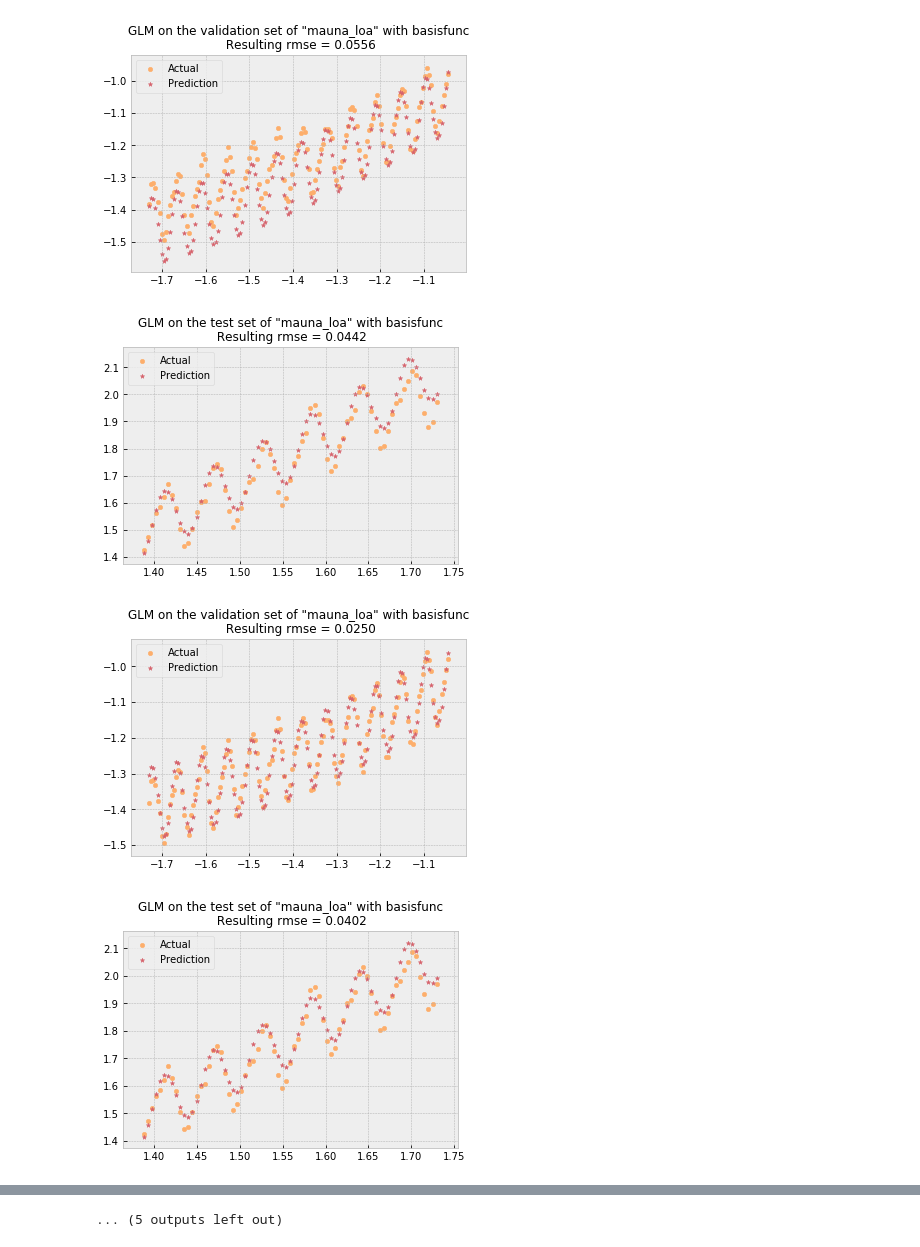
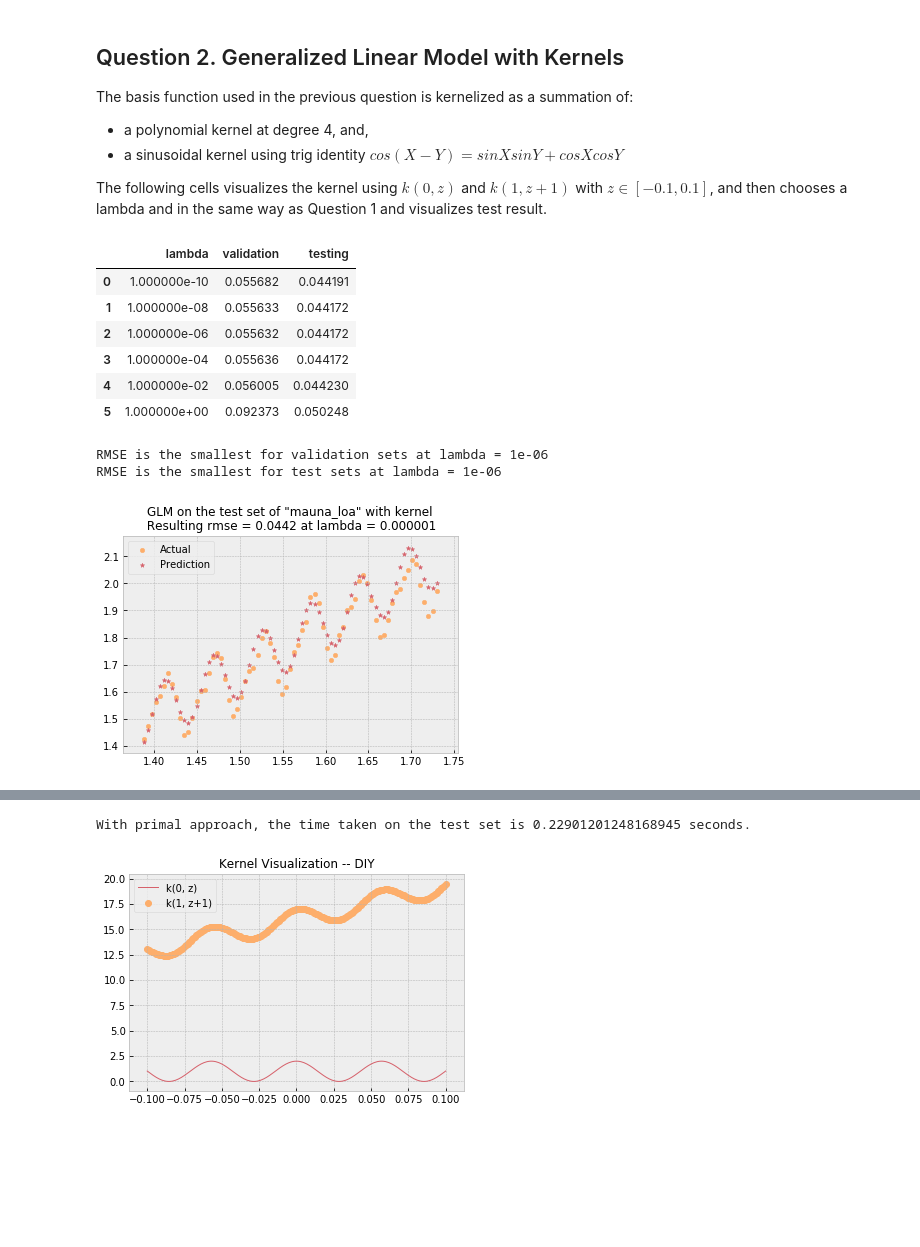
Before and after one commit to Joanna-Zhou/Data-and-ML, a Jupyter notebook: GLM/Assignment2-GLM.ipynb, the cells around one changed output, grey strips where cells are left out. Saved outputs shown, nothing was run; the diff lists cells and outputs as text; code cells hidden in the pictures; blank space fills up the shorter version.

```diff
--- a/GLM/Assignment2-GLM.ipynb
+++ b/GLM/Assignment2-GLM.ipynb
@@ -269,18 +418,37 @@ class BasisFunctions:
+# %% [markdown]
+## Question 2. Generalized Linear Model with Kernels
+
+The basis function used in the previous question is kernelized as a summation of:
+- a polynomial kernel at degree 4, and,
+- a sinusoidal kernel using trig identity $cos(X-Y) = sinXsinY + cosXcosY$
+
+The following cells visualizes the kernel using $k(0, z)$ and $k(1, z+1)$ with $z \in [-0.1, 0.1]$, and then chooses a lambda and in the same way as Question 1 and visualizes test result.
 # %%
-######### Q1 #########
-glm = GLM('mauna_loa')
-_LAMB = [0.01, 0.1, 1, 2, 4, 8, 16, 32]
+_LAMB = [1e-10, 1e-8, 1e-6, 1e-4, 1e-2, 1]
 RMSE, RMSEval = [], []
 for lamb in _LAMB:
-    glm.setParameters(method='basisfunc', model='DIY', lamb=1e-6, degree=4)
-    RMSEval.append(glm.runRegression('validation'))
-    RMSE.append(glm.runRegression('test'))
-print('RMSE for validation sets:', RMSEval)
-print('RMSE for test sets:', RMSE)
+    glm = GLM('mauna_loa')
+    glm.setParameters(method='kernel', model='DIY', lamb=lamb, degree=4)
+    RMSEval.append(glm.runRegression('validation', graph = 'off'))
+    RMSE.append(glm.runRegression('test', graph = 'off'))
+df = pd.DataFrame({'lambda': _LAMB, 'validation': RMSEval, 'testing': RMSE})
+display(df)
+with open('Table_Q2.tex','w') as tf:
+    tf.write(df.to_latex())
 print('RMSE is the smallest for validation sets at lambda =', _LAMB[RMSEval.index(min(RMSEval))])
 print('RMSE is the smallest for test sets at lambda =', _LAMB[RMSE.index(min(RMSE))])
+
+glm = GLM('mauna_loa')
+glm.setParameters(method='kernel', model='DIY', lamb=_LAMB[RMSE.index(min(RMSE))], degree=4)
+glm.runRegression('test', graph = 'on')
 # %% [output]
+|  | lambda | validation | testing |
+| 0 | 1.000000e-10 | 0.055682 | 0.044191 |
+| 1 | 1.000000e-08 | 0.055633 | 0.044172 |
+| 2 | 1.000000e-06 | 0.055632 | 0.044172 |
+| 3 | 1.000000e-04 | 0.055636 | 0.044172 |
+| 4 | 1.000000e-02 | 0.056005 | 0.044230 |
+| 5 | 1.000000e+00 | 0.092373 | 0.050248 |
+RMSE is the smallest for validation sets at lambda = 1e-06
+RMSE is the smallest for test sets at lambda = 1e-06
-[figure, old version]
+[figure, new version]
-[figure, removed]
-[figure, removed]
-[figure, removed]
@@ -295 +455 @@ print('RMSE is the smallest for test sets at lambda =', _LAMB[RMSE.index(min(RMS
-... (5 outputs left out)
+With primal approach, the time taken on the test set is 0.22901201248168945 seconds.
@@ -383,0 +456,5 @@ class Kernels:
+# %%
+kernel = Kernels(model='DIY', degree=4)
+kernel.kernelVisualization()
+# %% [output]
+[figure, added]
```
Also changed, not shown: parts of 17 cells of this notebook, 48 other files.
